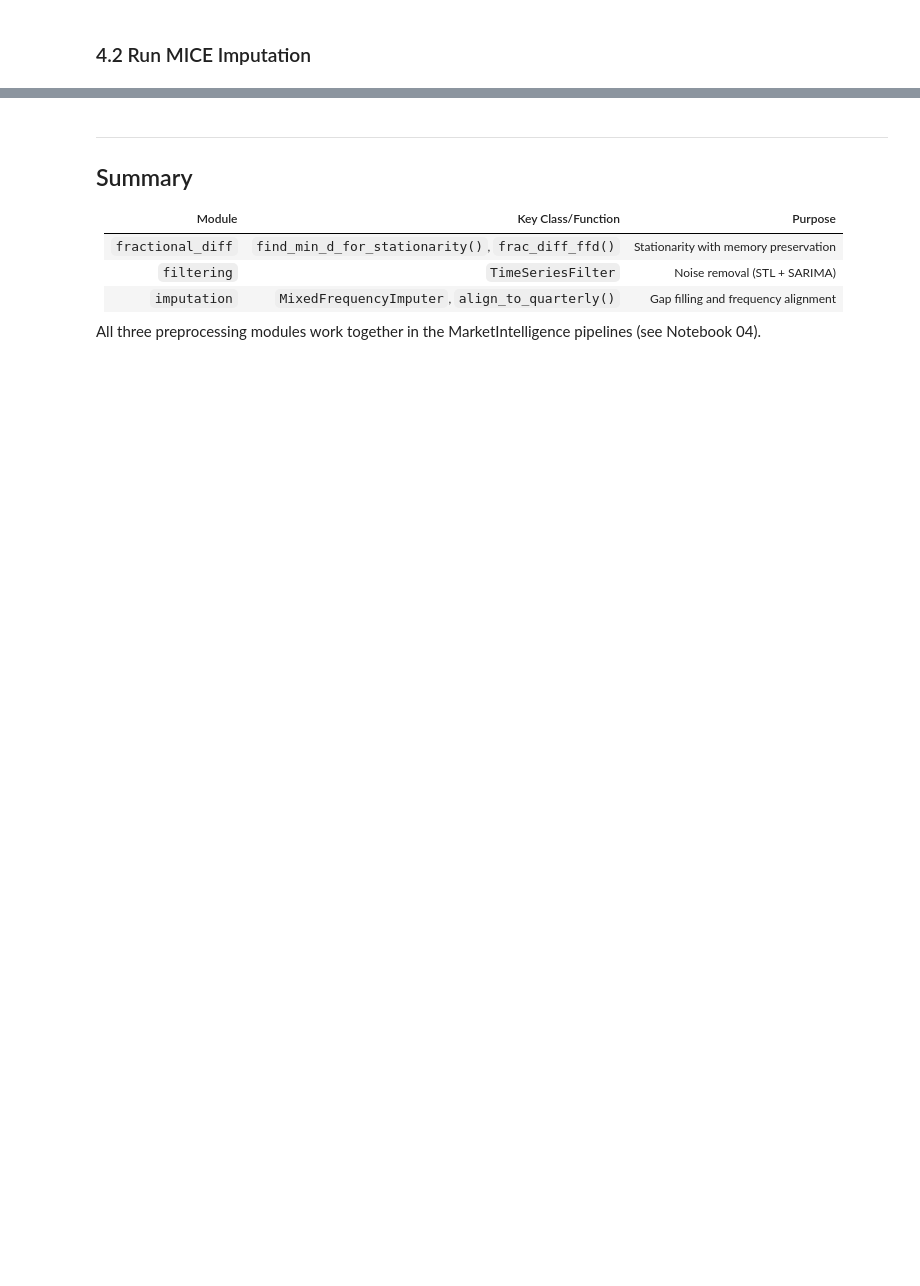
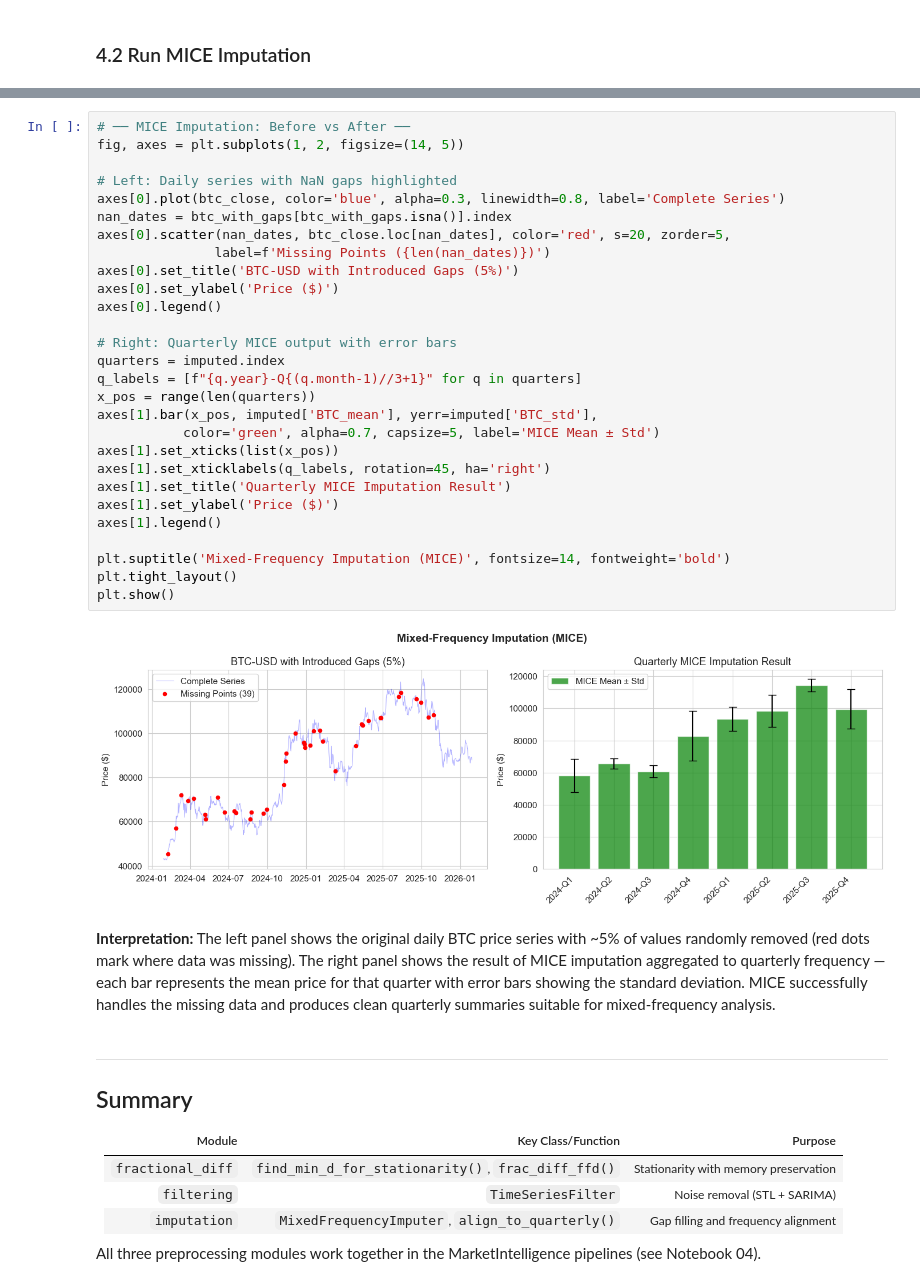
Before and after one commit to PhysicsInforMe/scientific-prototypes, a Jupyter notebook: timeseries-toolkit/notebooks/01_preprocessing_demo.ipynb, the cells around one changed output, grey strips where cells are left out. Drawn from its saved outputs; the diff is of its cells as text; blank space fills up the shorter version.

```diff
--- a/timeseries-toolkit/notebooks/01_preprocessing_demo.ipynb
+++ b/timeseries-toolkit/notebooks/01_preprocessing_demo.ipynb
@@ -329,4 +405,36 @@ Any NaN remaining: False
 | 2025-12-31 | 99622.449826 | 12134.880621 | 84648.359375 | 124752.531250 | 87508.828125 | 674.127256 | 9.389449 | 650.607544 | 690.380005 | 681.919983 |
+# %%
+# ── MICE Imputation: Before vs After ──
+fig, axes = plt.subplots(1, 2, figsize=(14, 5))
+
+# Left: Daily series with NaN gaps highlighted
+axes[0].plot(btc_close, color='blue', alpha=0.3, linewidth=0.8, label='Complete Series')
+nan_dates = btc_with_gaps[btc_with_gaps.isna()].index
+axes[0].scatter(nan_dates, btc_close.loc[nan_dates], color='red', s=20, zorder=5,
+               label=f'Missing Points ({len(nan_dates)})')
+axes[0].set_title('BTC-USD with Introduced Gaps (5%)')
+axes[0].set_ylabel('Price ($)')
+axes[0].legend()
+
+# Right: Quarterly MICE output with error bars
+quarters = imputed.index
+q_labels = [f"{q.year}-Q{(q.month-1)//3+1}" for q in quarters]
+x_pos = range(len(quarters))
+axes[1].bar(x_pos, imputed['BTC_mean'], yerr=imputed['BTC_std'],
+           color='green', alpha=0.7, capsize=5, label='MICE Mean ± Std')
+axes[1].set_xticks(list(x_pos))
+axes[1].set_xticklabels(q_labels, rotation=45, ha='right')
+axes[1].set_title('Quarterly MICE Imputation Result')
+axes[1].set_ylabel('Price ($)')
+axes[1].legend()
+
+plt.suptitle('Mixed-Frequency Imputation (MICE)', fontsize=14, fontweight='bold')
+plt.tight_layout()
+plt.show()
+# %% [output]
+[figure, added]
+# %% [markdown]
+**Interpretation:** The left panel shows the original daily BTC price series with ~5% of values randomly removed (red dots mark where data was missing). The right panel shows the result of MICE imputation aggregated to quarterly frequency — each bar represents the mean price for that quarter with error bars showing the standard deviation. MICE successfully handles the missing data and produces clean quarterly summaries suitable for mixed-frequency analysis.
 # %% [markdown]
 ---
 ## Summary
```
Also changed, not shown: parts of 14 cells of this notebook, 1 other file.
